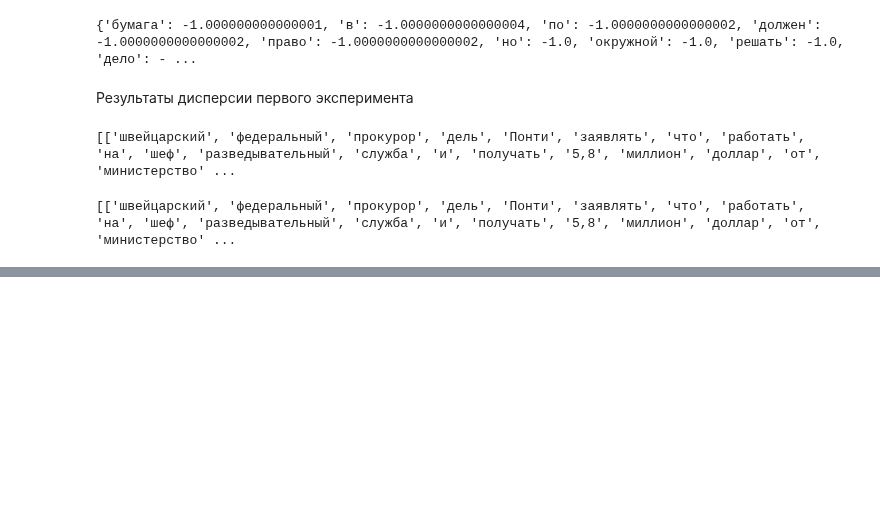
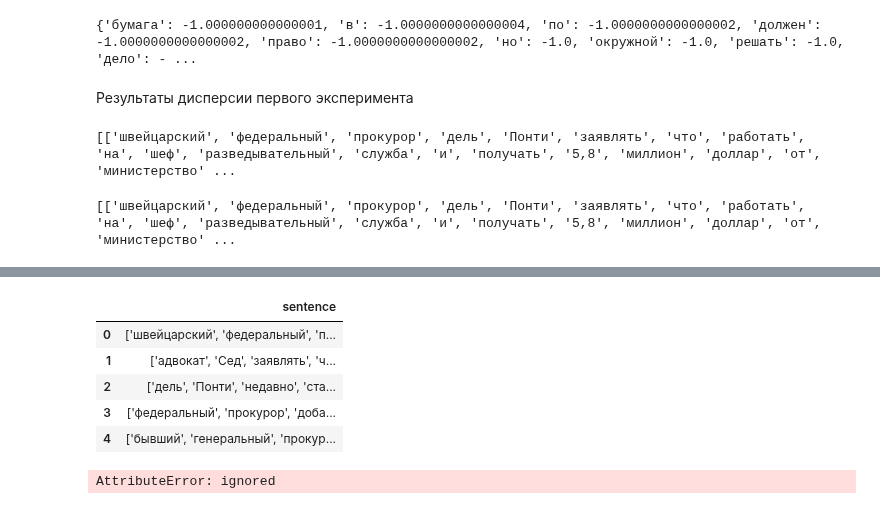
Before and after one commit to Vakhranev/Compling, a Jupyter notebook: Untitled11.ipynb, the cells around one changed output, grey strips where cells are left out. Drawn from its saved outputs; the diff is of its cells as text; code cells hidden in the pictures; blank space fills up the shorter version.

```diff
--- a/Untitled11.ipynb
+++ b/Untitled11.ipynb
@@ -493,0 +509,17 @@ print(p_sent)
+# %%
+corpora = pd.read_csv('list_to_csv.csv',engine='python', error_bad_lines=False)
+# %%
+corpora.head()
+# %% [output]
+|  | sentence |
+| 0 | ['швейцарский', 'федеральный', 'п... |
+| 1 | ['адвокат', 'Сед', 'заявлять', 'ч... |
+| 2 | ['дель', 'Понти', 'недавно', 'ста... |
+| 3 | ['федеральный', 'прокурор', 'доба... |
+| 4 | ['бывший', 'генеральный', 'прокур... |
+# %%
+for p_sent in parsed_unlc:
+  for i in p_sent:
+    pmi(parsed_unlc, 'судья', i)
+# %% [output]
+AttributeError: ignored
```
Also changed, not shown: parts of 4 cells of this notebook.
